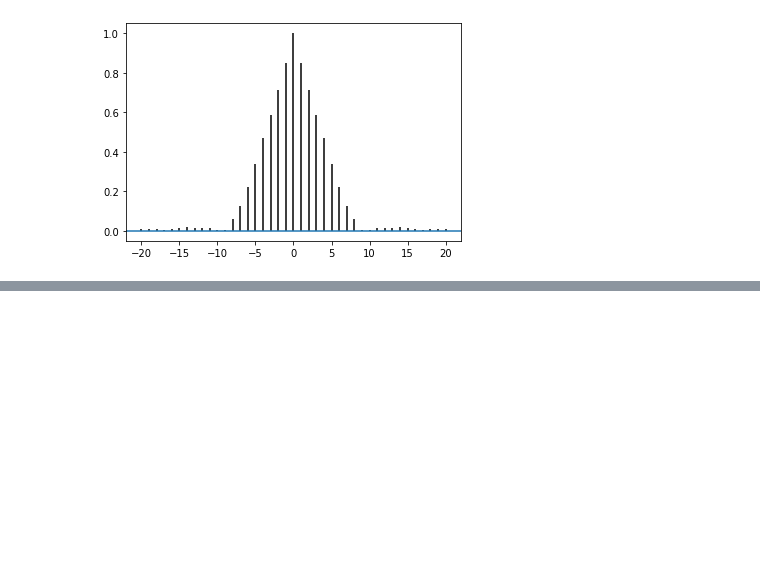
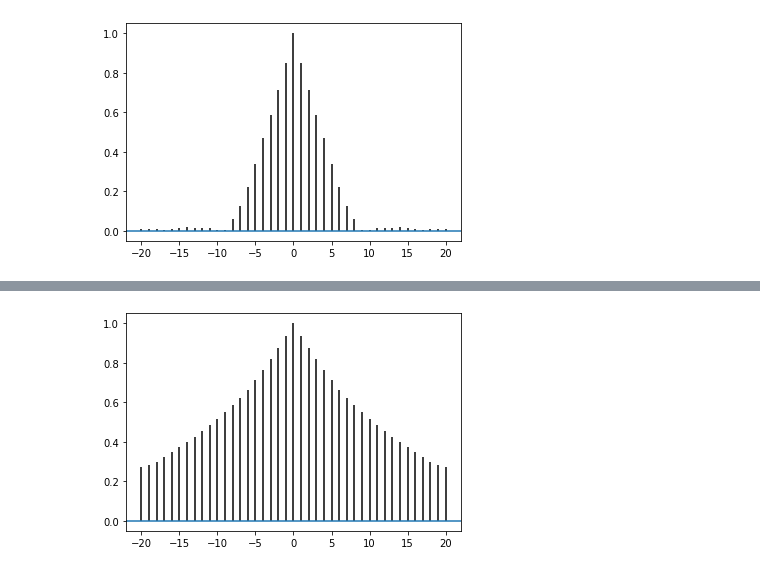
Before and after one commit to kashyrskyy/Computational-Bayesian-Statistics, a Jupyter notebook: Session 24 - The Metropolis-Hastings Algorithm.ipynb, the cells around one changed output, grey strips where cells are left out. Drawn from its saved outputs; the diff is of its cells as text; code cells hidden in the pictures; blank space fills up the shorter version.

```diff
--- a/Session 24 - The Metropolis-Hastings Algorithm.ipynb
+++ b/Session 24 - The Metropolis-Hastings Algorithm.ipynb
@@ -88,0 +93,4 @@ plot_acf(met_hast_algorithm(1000, 1))
+# %%
+plot_acf(met_hast_algorithm(1000, 3))
+# %% [output]
+[figure, added]
```
Also changed, not shown: parts of 3 cells of this notebook.
